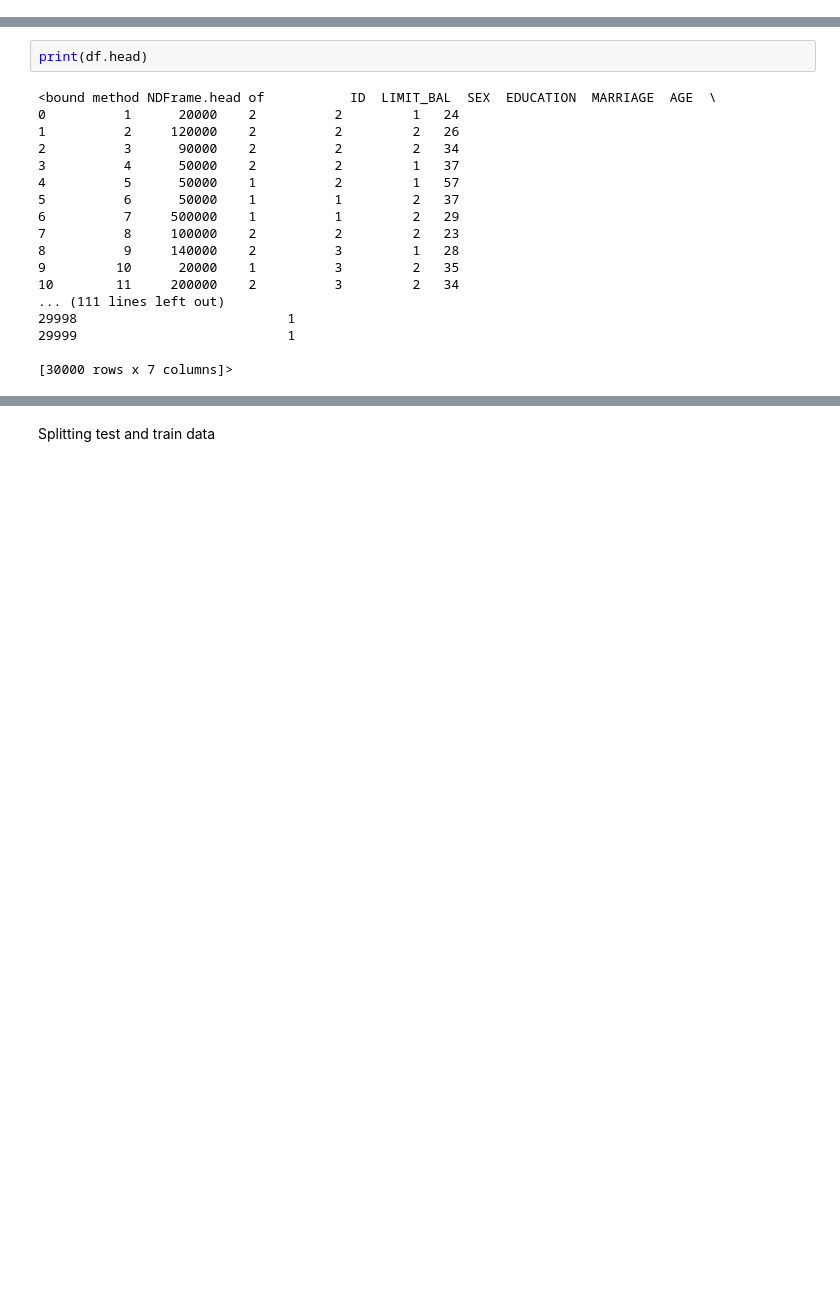
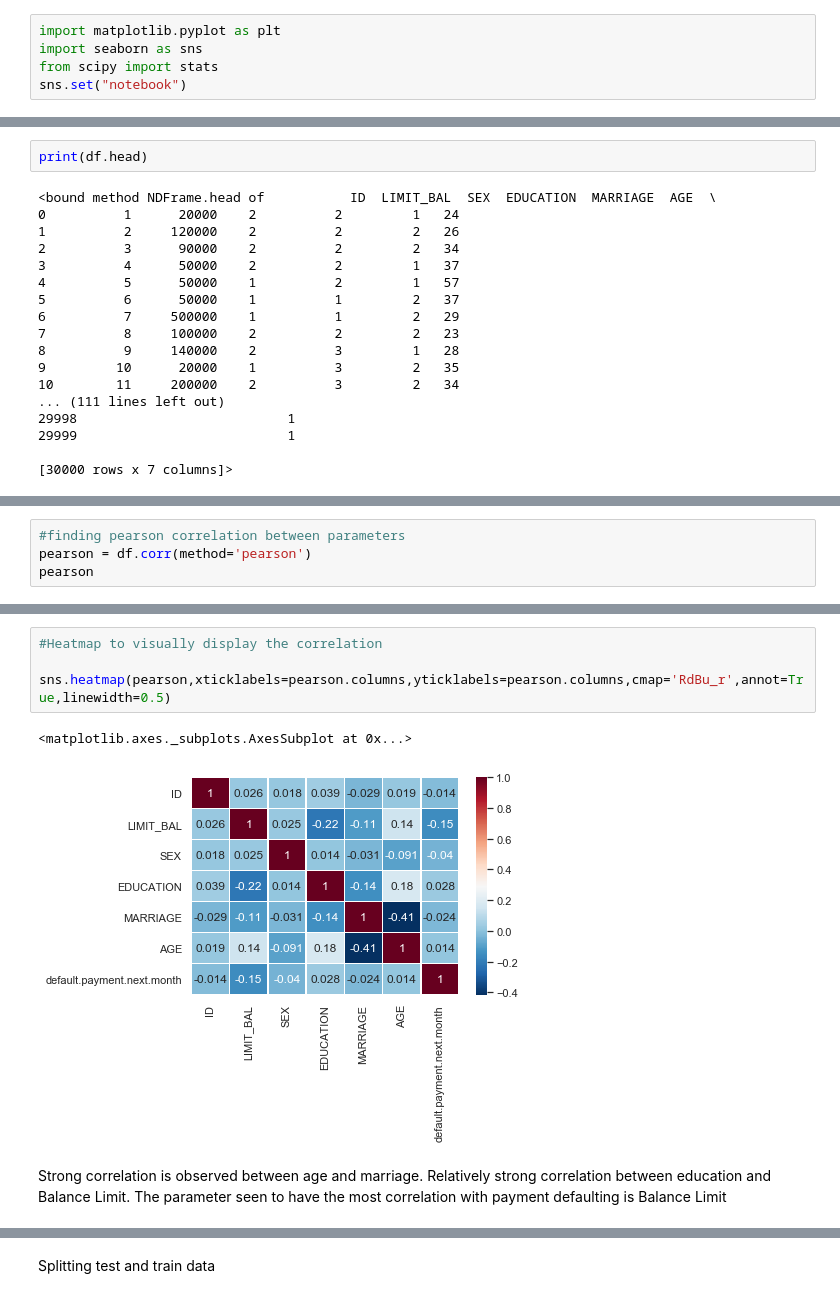
Before and after one commit to Freshia/creditcarddefaultprediction, a Jupyter notebook: CreditCardDefaultPred.ipynb, the cells around one changed output, grey strips where cells are left out. Cells and saved outputs as stored; diff of their text form; blank space fills up the shorter version.

```diff
--- a/CreditCardDefaultPred.ipynb
+++ b/CreditCardDefaultPred.ipynb
@@ -3,5 +3,10 @@ Code to predict probability of credit card defaulting based on UCL data
 
 Making necessary imports
+# %%
+import matplotlib.pyplot as plt
+import seaborn as sns
+from scipy import stats
+sns.set("notebook")
 # %%
 from sklearn import cross_validation
 from sklearn.linear_model import LogisticRegression
@@ -35,0 +103,4 @@ print(df.head)
+# %%
+#finding pearson correlation between parameters
+pearson = df.corr(method='pearson')
+pearson
@@ -35,0 +116,10 @@ print(df.head)
+# %%
+#Heatmap to visually display the correlation
+
+sns.heatmap(pearson,xticklabels=pearson.columns,yticklabels=pearson.columns,cmap='RdBu_r',annot=True,linewidth=0.5)
+# %% [output]
+<matplotlib.axes._subplots.AxesSubplot at 0x...>
+[figure, added]
+# %% [markdown]
+Strong correlation is observed between age and marriage. Relatively strong correlation between education and Balance Limit.
+The parameter seen to have the most correlation with payment defaulting is Balance Limit
```
Also changed, not shown: parts of 11 cells of this notebook, 2 other files.
